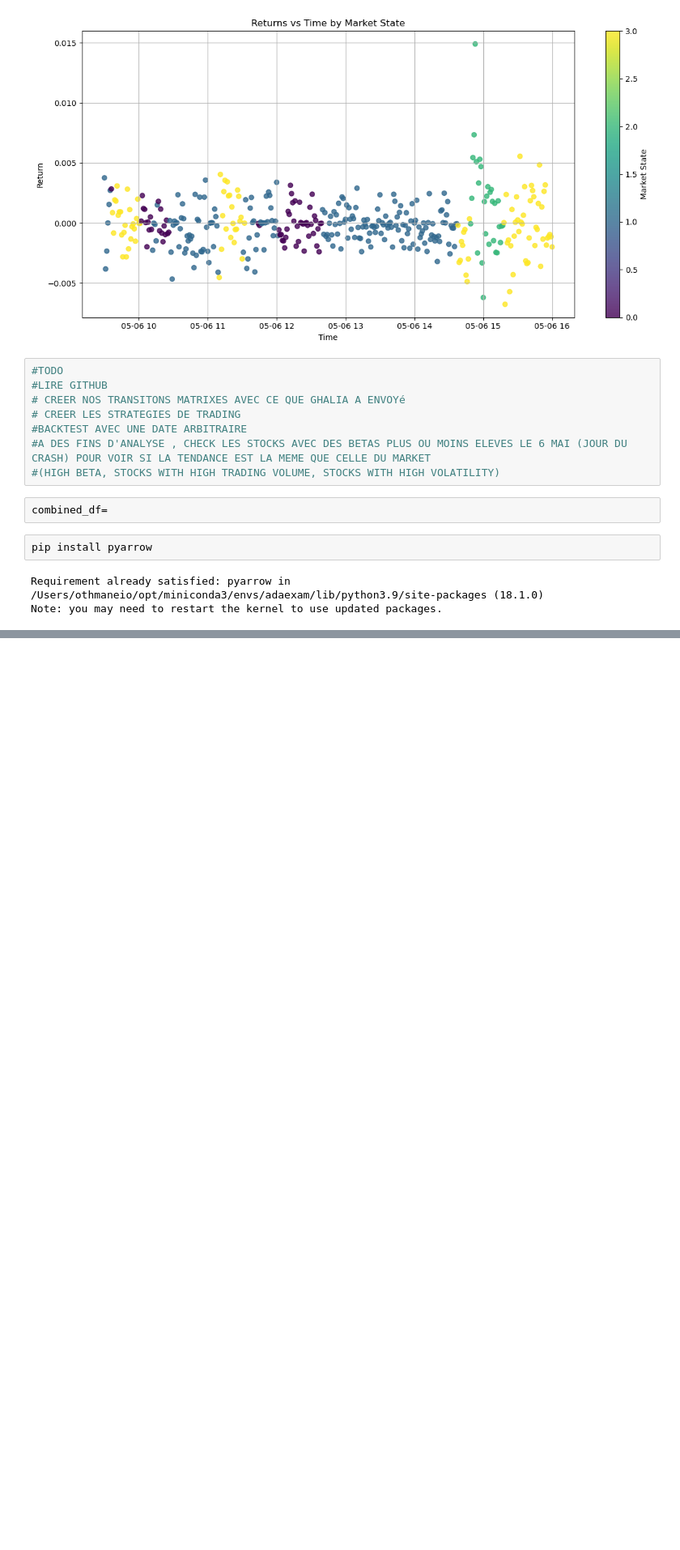
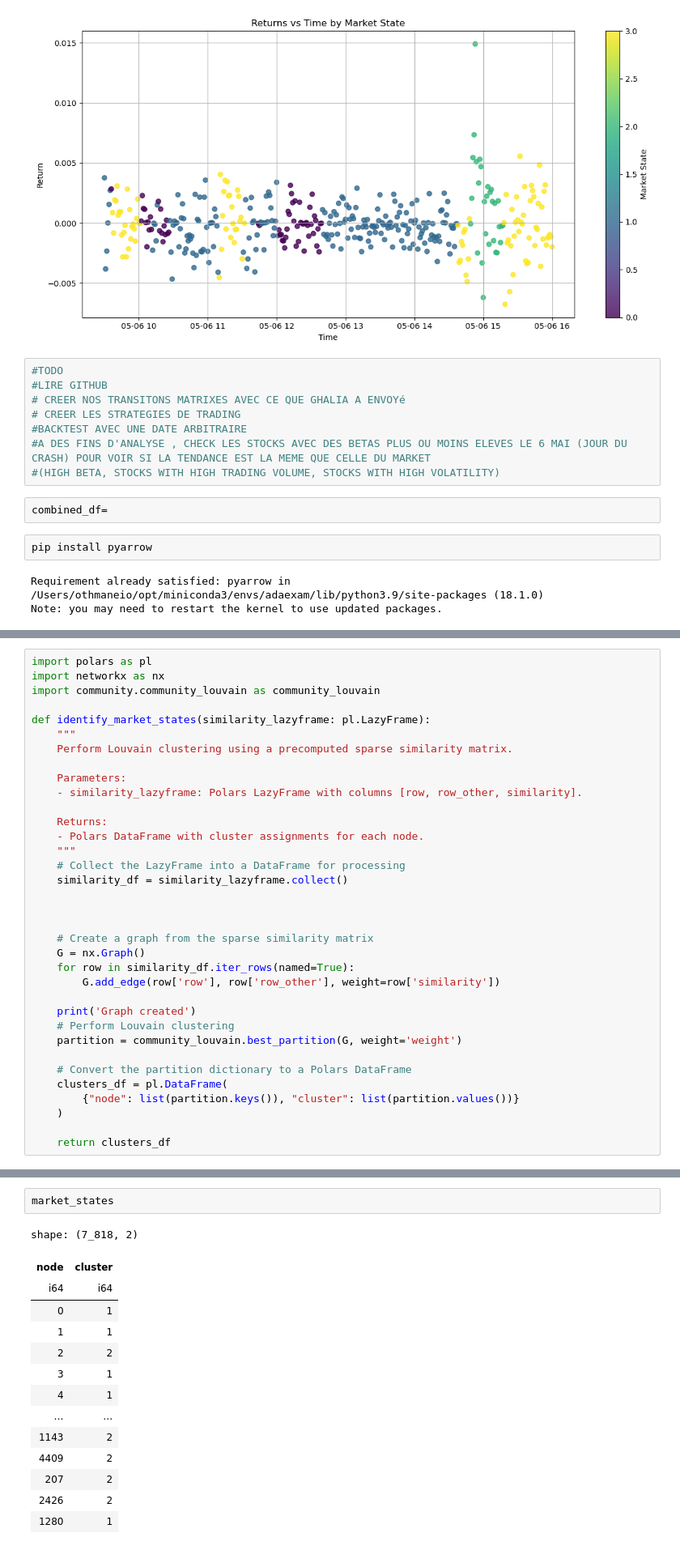
Before and after one commit to OtiLeBoss/financial_big_data, a Jupyter notebook: data_analysis.ipynb, the cells around one changed output, grey strips where cells are left out. Shown at 81% size. Saved outputs shown, nothing was run; the diff lists cells and outputs as text; blank space fills up the shorter version.

Commit message:
with louvain

```diff
--- a/data_analysis.ipynb
+++ b/data_analysis.ipynb
@@ -1508,0 +1444,35 @@ stock: <class 'str'>
+# %%
+import polars as pl
+import networkx as nx
+import community.community_louvain as community_louvain
+
+def identify_market_states(similarity_lazyframe: pl.LazyFrame):
+    """
+    Perform Louvain clustering using a precomputed sparse similarity matrix.
+
+    Parameters:
+    - similarity_lazyframe: Polars LazyFrame with columns [row, row_other, similarity].
+
+    Returns:
+    - Polars DataFrame with cluster assignments for each node.
+    """
+    # Collect the LazyFrame into a DataFrame for processing
+    similarity_df = similarity_lazyframe.collect()
+
+
+
+    # Create a graph from the sparse similarity matrix
+    G = nx.Graph()
+    for row in similarity_df.iter_rows(named=True):
+        G.add_edge(row['row'], row['row_other'], weight=row['similarity'])
+
+    print('Graph created')
+    # Perform Louvain clustering
+    partition = community_louvain.best_partition(G, weight='weight')
+
+    # Convert the partition dictionary to a Polars DataFrame
+    clusters_df = pl.DataFrame(
+        {"node": list(partition.keys()), "cluster": list(partition.values())}
+    )
+
+    return clusters_df
@@ -1508,0 +1483,17 @@ stock: <class 'str'>
+# %%
+market_states
+# %% [output]
+shape: (7_818, 2)
+| node | cluster |
+| i64 | i64 |
+| 0 | 1 |
+| 1 | 1 |
+| 2 | 2 |
+| 3 | 1 |
+| 4 | 1 |
+| … | … |
+| 1143 | 2 |
+| 4409 | 2 |
+| 207 | 2 |
+| 2426 | 2 |
+| 1280 | 1 |
```
Also changed, not shown: parts of 20 cells of this notebook.
